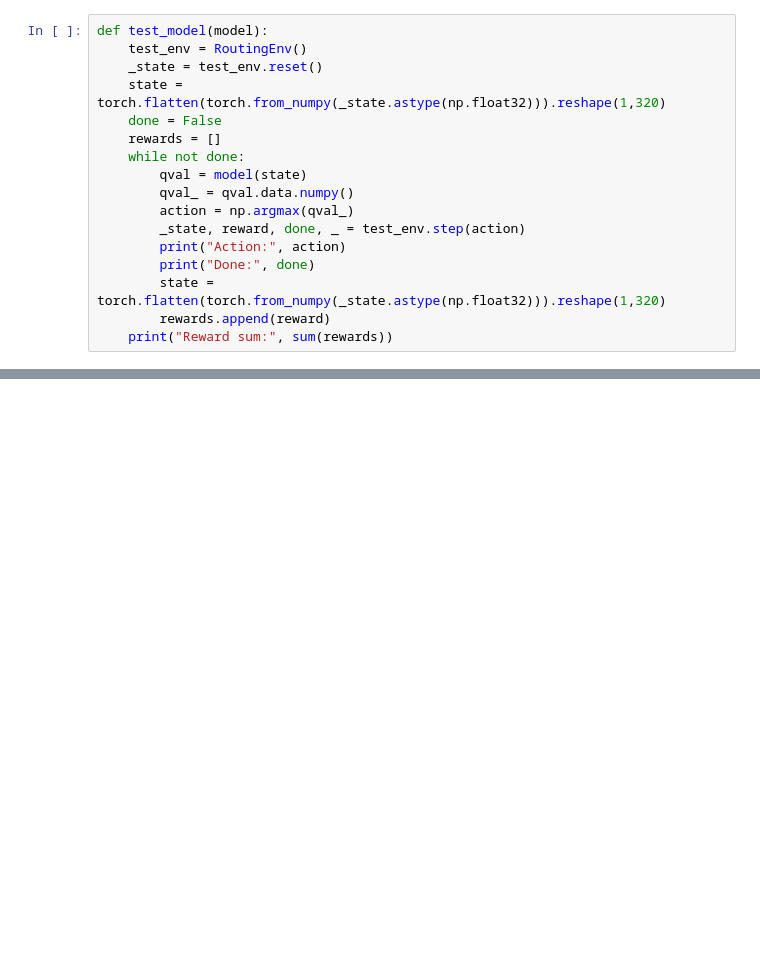
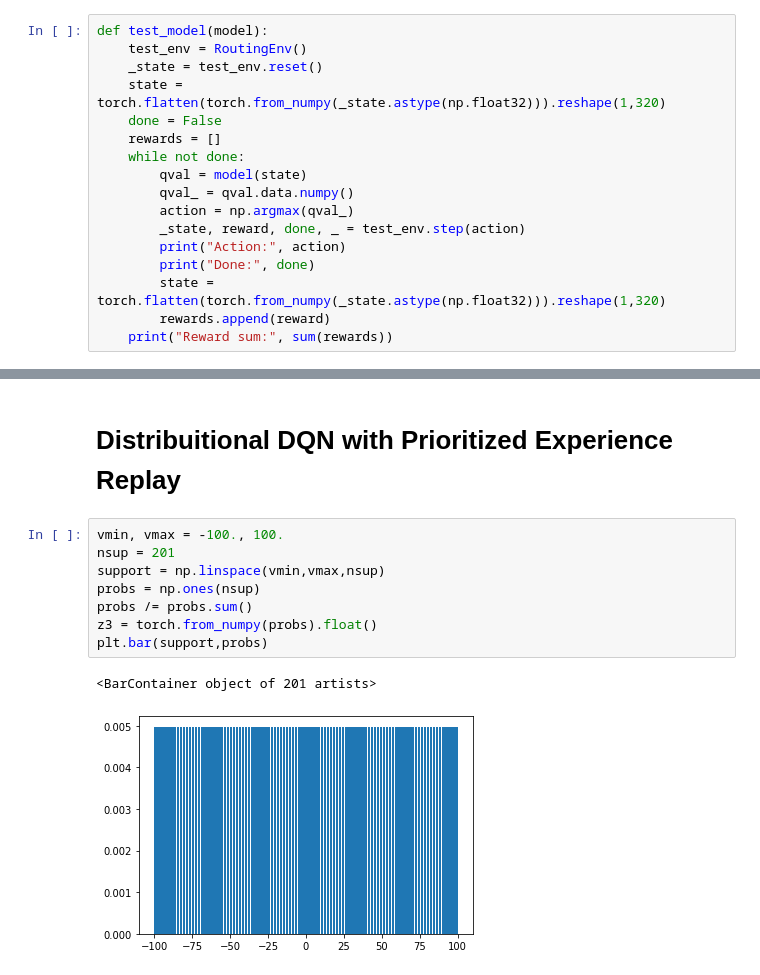
Before and after one commit to diogomgsimoes/DRL-Network-Path-Selection-For-Multimedia-Traffic-in-SDNs, a Jupyter notebook: DRL_routing.ipynb, the cells around one changed output, grey strips where cells are left out. Cells and saved outputs as stored; diff of their text form; blank space fills up the shorter version.

```diff
--- a/DRL_routing.ipynb
+++ b/DRL_routing.ipynb
@@ -391,0 +738,13 @@ test_model(model_test)
+# %% [markdown]
+# **Distribuitional DQN with Prioritized Experience Replay**
+# %%
+vmin, vmax = -100., 100.
+nsup = 201
+support = np.linspace(vmin,vmax,nsup)
+probs = np.ones(nsup)
+probs /= probs.sum()
+z3 = torch.from_numpy(probs).float()
+plt.bar(support,probs)
+# %% [output]
+<BarContainer object of 201 artists>
+[figure, added]
```
Also changed, not shown: parts of 29 cells of this notebook.
